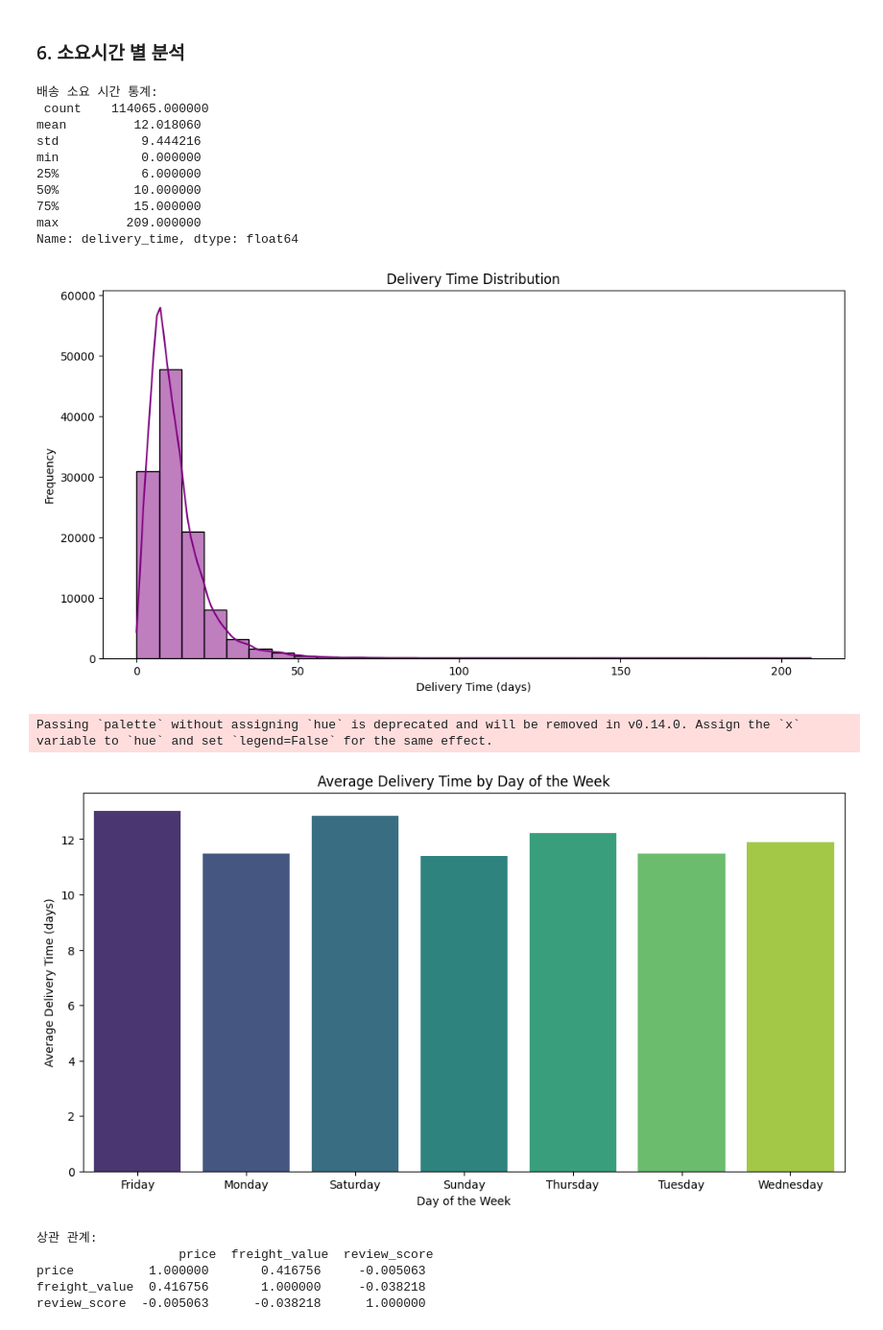
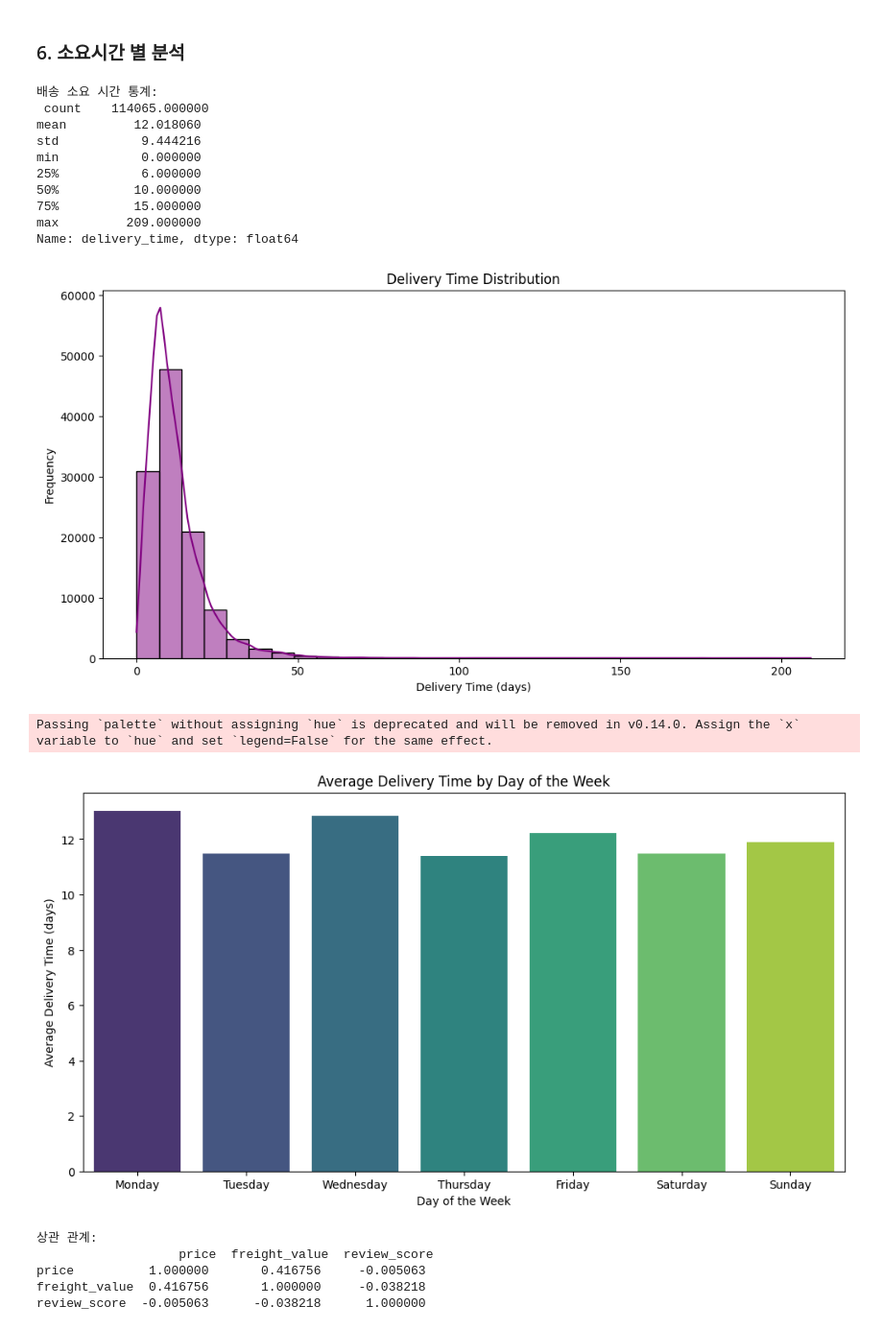
Before and after one commit to dothegee/ecommerce_project, a Jupyter notebook: code/EDA.ipynb, the cells around one changed output. Shown at 96% size. Saved outputs shown, nothing was run; the diff lists cells and outputs as text; code cells hidden in the pictures.

```diff
--- a/code/EDA.ipynb
+++ b/code/EDA.ipynb
@@ -862,3 +862,27 @@ home_comfort_2               1710.54
 pc_gamer                     2174.43
 Name: payment_value, dtype: float64
 [figure]
+# %%
+
+df_grouped = df_train.groupby(['month_year', 'product_category_name']).agg({'price': 'sum'}).reset_index()
+
+total_sales_per_category = df_grouped.groupby('product_category_name')['price'].mean()
+
+top_5_categories = total_sales_per_category.nlargest(5).index
+
+df_top_5 = df_grouped[df_grouped['product_category_name'].isin(top_5_categories)]
+
+sns.set(style="whitegrid")
+
+plt.figure(figsize=(14, 8))
+sns.lineplot(data=df_top_5, x='month_year', y='price', hue='product_category_name', marker='o', linestyle='-')
+
+plt.title('Monthly Payments of the 5 Top-Selling Product Categories')
+plt.xlabel('Date')
+plt.ylabel('Amount')
+
+plt.legend(title='Product Categories')
+plt.tight_layout()
+plt.xticks(rotation=45)
+
+plt.show()
@@ -870,35 +896,35 @@ delivery_time_stats = df_train['delivery_time'].describe()
 print("배송 소요 시간 통계:\n", delivery_time_stats)
 
 # 시각화 - 배송 소요 시간 분포
 plt.figure(figsize=(12, 6))
 sns.histplot(df_train['delivery_time'].dropna(), bins=30, kde=True, color='purple')
 plt.title('Delivery Time Distribution')
 plt.xlabel('Delivery Time (days)')
 plt.ylabel('Frequency')
 plt.show()
 
 # 요일별 평균 배송 시간
 weekday_delivery_time = df_train.groupby('day_of_week_name')['delivery_time'].mean()
 plt.figure(figsize=(12, 6))
-sns.barplot(x=weekday_delivery_time.index, y=weekday_delivery_time.values, palette='viridis')
+sns.barplot(x=['Monday','Tuesday','Wednesday','Thursday','Friday','Saturday','Sunday'], y=weekday_delivery_time.values, palette='viridis')
 plt.title('Average Delivery Time by Day of the Week')
 plt.xlabel('Day of the Week')
 plt.ylabel('Average Delivery Time (days)')
 plt.show()
 # %% [output]
 배송 소요 시간 통계:
  count    114065.000000
 mean         12.018060
 std           9.444216
 min           0.000000
 25%           6.000000
 50%          10.000000
 75%          15.000000
 max         209.000000
 Name: delivery_time, dtype: float64
 [figure]
 Passing `palette` without assigning `hue` is deprecated and will be removed in v0.14.0. Assign the `x` variable to `hue` and set `legend=False` for the same effect.
-[figure, old version]
+[figure, new version]
 # %%
 # 상관 관계 분석
 corr = df_train[['price', 'freight_value', 'review_score']].corr()
```
Also changed, not shown: parts of 8 cells of this notebook.
